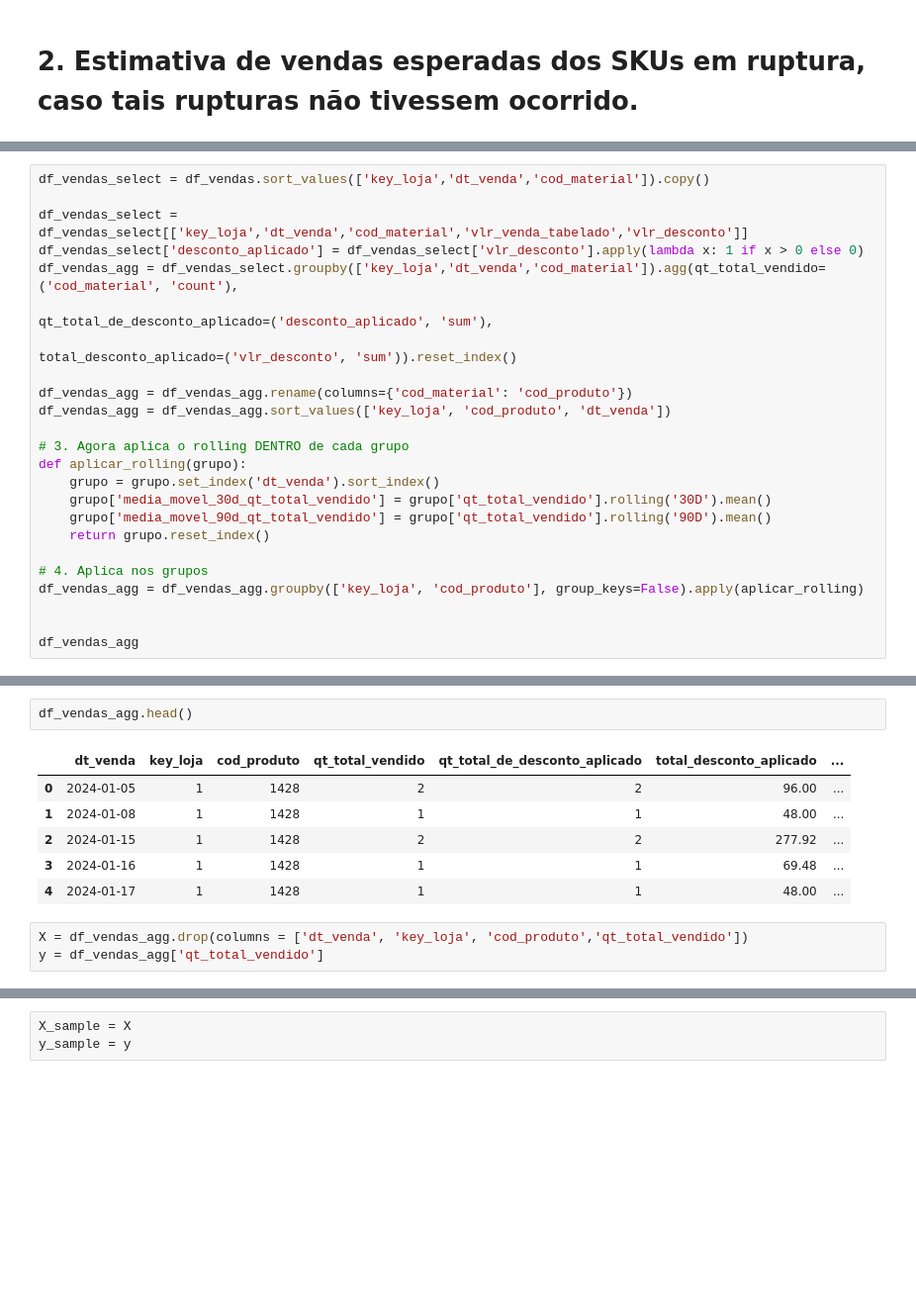
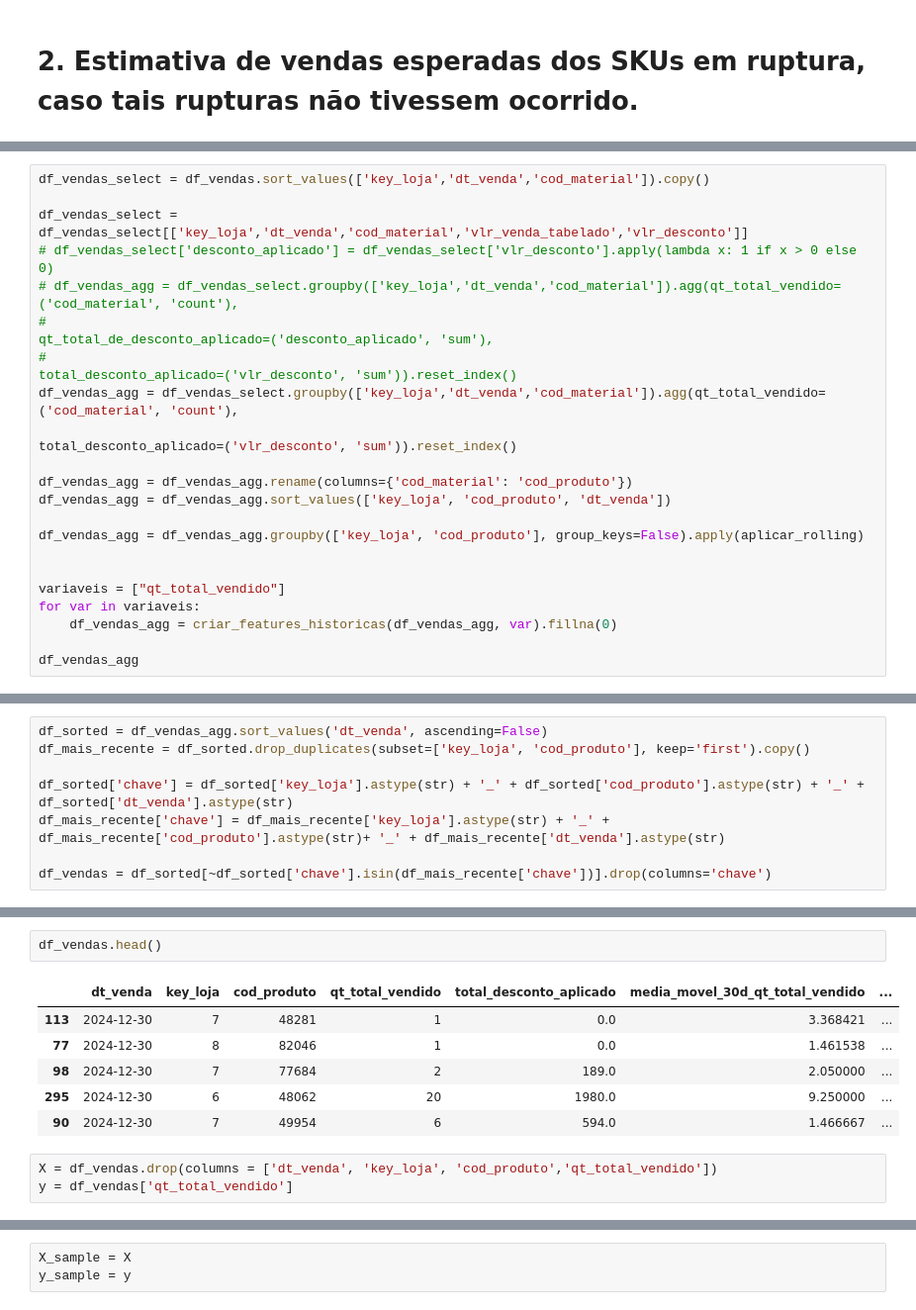
Before and after one commit to MaxwellPaparelli/Case, a Jupyter notebook: notebooks/notebook_case.ipynb, the cells around one changed output, grey strips where cells are left out. Shown: that part at 99% size. Saved outputs shown, nothing was run; the diff lists cells and outputs as text; blank space fills up the shorter version.

```diff
--- a/notebooks/notebook_case.ipynb
+++ b/notebooks/notebook_case.ipynb
@@ -320,24 +341,22 @@ df_fim
 df_vendas_select = df_vendas.sort_values(['key_loja','dt_venda','cod_material']).copy()
 
 df_vendas_select = df_vendas_select[['key_loja','dt_venda','cod_material','vlr_venda_tabelado','vlr_desconto']]
-df_vendas_select['desconto_aplicado'] = df_vendas_select['vlr_desconto'].apply(lambda x: 1 if x > 0 else 0)
+# df_vendas_select['desconto_aplicado'] = df_vendas_select['vlr_desconto'].apply(lambda x: 1 if x > 0 else 0)
+# df_vendas_agg = df_vendas_select.groupby(['key_loja','dt_venda','cod_material']).agg(qt_total_vendido=('cod_material', 'count'),
+#                                                                                      qt_total_de_desconto_aplicado=('desconto_aplicado', 'sum'),
+#                                                                                      total_desconto_aplicado=('vlr_desconto', 'sum')).reset_index()
 df_vendas_agg = df_vendas_select.groupby(['key_loja','dt_venda','cod_material']).agg(qt_total_vendido=('cod_material', 'count'),
-                                                                                     qt_total_de_desconto_aplicado=('desconto_aplicado', 'sum'),
                                                                                      total_desconto_aplicado=('vlr_desconto', 'sum')).reset_index()
 
 df_vendas_agg = df_vendas_agg.rename(columns={'cod_material': 'cod_produto'})
 df_vendas_agg = df_vendas_agg.sort_values(['key_loja', 'cod_produto', 'dt_venda'])
 
-# 3. Agora aplica o rolling DENTRO de cada grupo
-def aplicar_rolling(grupo):
-    grupo = grupo.set_index('dt_venda').sort_index()
-    grupo['media_movel_30d_qt_total_vendido'] = grupo['qt_total_vendido'].rolling('30D').mean()
-    grupo['media_movel_90d_qt_total_vendido'] = grupo['qt_total_vendido'].rolling('90D').mean()
-    return grupo.reset_index()
-
-# 4. Aplica nos grupos
 df_vendas_agg = df_vendas_agg.groupby(['key_loja', 'cod_produto'], group_keys=False).apply(aplicar_rolling)
 
 
+variaveis = ["qt_total_vendido"]
+for var in variaveis:
+    df_vendas_agg = criar_features_historicas(df_vendas_agg, var).fillna(0)
+
 df_vendas_agg
 # %% [output]
@@ -357,3 +376,11 @@ df_vendas_agg
+# %%
+df_sorted = df_vendas_agg.sort_values('dt_venda', ascending=False)
+df_mais_recente = df_sorted.drop_duplicates(subset=['key_loja', 'cod_produto'], keep='first').copy()
+
+df_sorted['chave'] = df_sorted['key_loja'].astype(str) + '_' + df_sorted['cod_produto'].astype(str) + '_' + df_sorted['dt_venda'].astype(str)
+df_mais_recente['chave'] = df_mais_recente['key_loja'].astype(str) + '_' + df_mais_recente['cod_produto'].astype(str)+ '_' + df_mais_recente['dt_venda'].astype(str)
+
+df_vendas = df_sorted[~df_sorted['chave'].isin(df_mais_recente['chave'])].drop(columns='chave')
 # %%
 import seaborn as sns
 import matplotlib.pyplot as plt
@@ -390,13 +424,13 @@ plt.show()
 # %%
-df_vendas_agg.head()
+df_vendas.head()
 # %% [output]
-|  | dt_venda | key_loja | cod_produto | qt_total_vendido | qt_total_de_desconto_aplicado | total_desconto_aplicado | ... |
-| 0 | 2024-01-05 | 1 | 1428 | 2 | 2 | 96.00 | ... |
-| 1 | 2024-01-08 | 1 | 1428 | 1 | 1 | 48.00 | ... |
-| 2 | 2024-01-15 | 1 | 1428 | 2 | 2 | 277.92 | ... |
-| 3 | 2024-01-16 | 1 | 1428 | 1 | 1 | 69.48 | ... |
-| 4 | 2024-01-17 | 1 | 1428 | 1 | 1 | 48.00 | ... |
+|  | dt_venda | key_loja | cod_produto | qt_total_vendido | total_desconto_aplicado | media_movel_30d_qt_total_vendido | ... |
+| 113 | 2024-12-30 | 7 | 48281 | 1 | 0.0 | 3.368421 | ... |
+| 77 | 2024-12-30 | 8 | 82046 | 1 | 0.0 | 1.461538 | ... |
+| 98 | 2024-12-30 | 7 | 77684 | 2 | 189.0 | 2.050000 | ... |
+| 295 | 2024-12-30 | 6 | 48062 | 20 | 1980.0 | 9.250000 | ... |
+| 90 | 2024-12-30 | 7 | 49954 | 6 | 594.0 | 1.466667 | ... |
 # %%
-X = df_vendas_agg.drop(columns = ['dt_venda', 'key_loja', 'cod_produto','qt_total_vendido'])
-y = df_vendas_agg['qt_total_vendido']
+X = df_vendas.drop(columns = ['dt_venda', 'key_loja', 'cod_produto','qt_total_vendido'])
+y = df_vendas['qt_total_vendido']
 # %%
```
Also changed, not shown: parts of 31 cells of this notebook.
